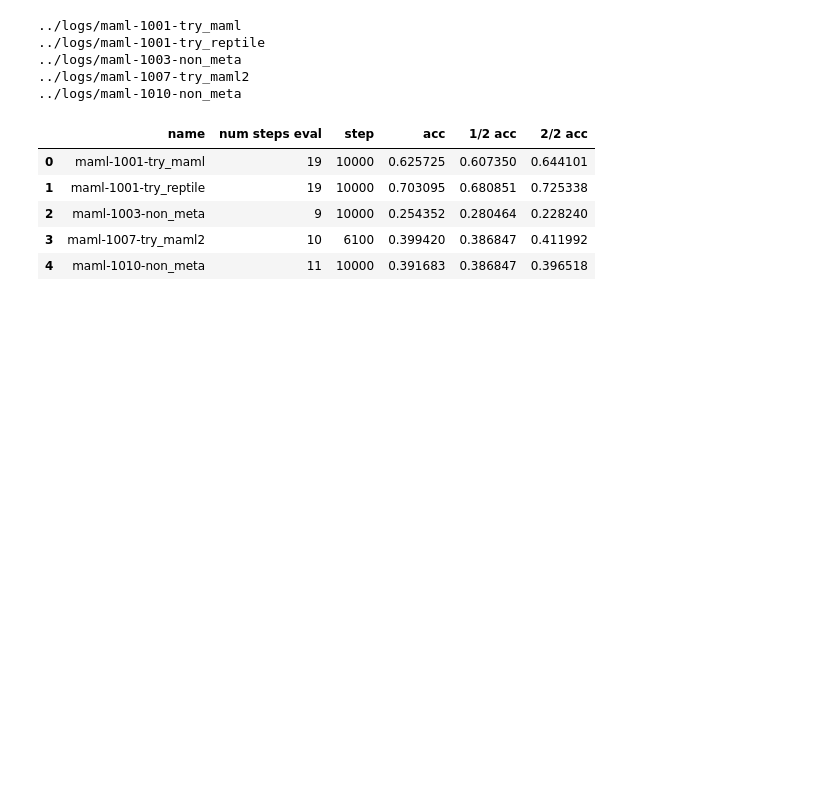
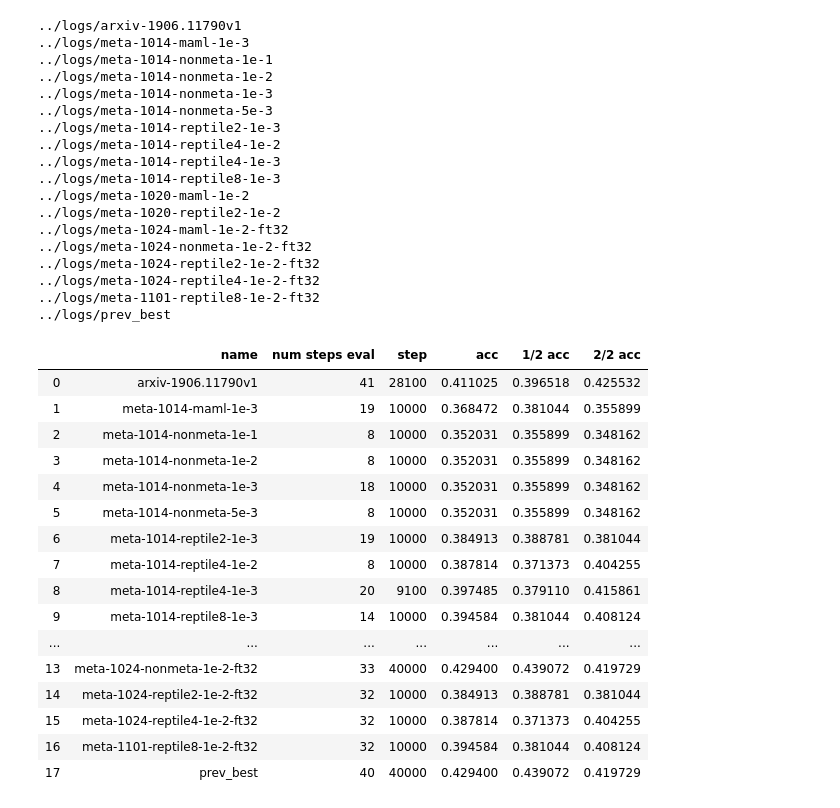
Before and after one commit to camelop/seq2struct, a Jupyter notebook: notebooks/spider_20191014.ipynb, the cells around one changed output. Saved outputs shown, nothing was run; the diff lists cells and outputs as text; code cells hidden in the pictures; blank space fills up the shorter version.

```diff
--- a/notebooks/spider_20191014.ipynb
+++ b/notebooks/spider_20191014.ipynb
@@ -32,41 +32,67 @@ accuracy_per_run = collections.defaultdict(dict)
 rows = []
 for d in sorted(glob.glob('../logs/*')):
     exp_name = os.path.basename(d)
     if "wrong" in exp_name or "test" in exp_name:
         continue
     eval_paths = glob.glob(os.path.join(d, '*eval-val-step*-bs1.jsonl*'))
     all_scores = []
     best = (0, 0)
     for eval_path in eval_paths:
+        if "ft" in eval_path and not eval_path.endswith("ft0"):
+            continue
         step = int(re.search('step(\d+)', eval_path).group(1))
         scores = json.load(open(eval_path))
         first_half_exact = compute_accuracy(scores['per_item'][:517])
         second_half_exact = compute_accuracy(scores['per_item'][517:])
         all_scores.append((step, scores['total_scores']['all']['exact'], first_half_exact['all'], second_half_exact['all']))
 
     all_scores.sort(key=operator.itemgetter(0))
     sorted_scores = sorted(all_scores, reverse=True, key=operator.itemgetter(1))
     rows.append((exp_name,)+( len(eval_paths),) + (sorted_scores[0] if sorted_scores else (-1, -1, -1, -1)))
     accuracy_per_run[exp_name] = {
         'x': [s[0] for s in all_scores],
         'all': [s[1] for s in all_scores],
         '1/2': [s[2] for s in all_scores],
         '2/2': [s[3] for s in all_scores],
     }
     print(d)
 
 df = pd.DataFrame(rows, columns=('name', 'num steps eval', 'step', 'acc', '1/2 acc', '2/2 acc'))
 df
 # %% [output]
-../logs/maml-1001-try_maml
-../logs/maml-1001-try_reptile
-../logs/maml-1003-non_meta
-../logs/maml-1007-try_maml2
-../logs/maml-1010-non_meta
+../logs/arxiv-1906.11790v1
+../logs/meta-1014-maml-1e-3
+../logs/meta-1014-nonmeta-1e-1
+../logs/meta-1014-nonmeta-1e-2
+../logs/meta-1014-nonmeta-1e-3
+../logs/meta-1014-nonmeta-5e-3
+../logs/meta-1014-reptile2-1e-3
+../logs/meta-1014-reptile4-1e-2
+../logs/meta-1014-reptile4-1e-3
+../logs/meta-1014-reptile8-1e-3
+../logs/meta-1020-maml-1e-2
+../logs/meta-1020-reptile2-1e-2
+../logs/meta-1024-maml-1e-2-ft32
+../logs/meta-1024-nonmeta-1e-2-ft32
+../logs/meta-1024-reptile2-1e-2-ft32
+../logs/meta-1024-reptile4-1e-2-ft32
+../logs/meta-1101-reptile8-1e-2-ft32
+../logs/prev_best
 |  | name | num steps eval | step | acc | 1/2 acc | 2/2 acc |
-| 0 | maml-1001-try_maml | 19 | 10000 | 0.625725 | 0.607350 | 0.644101 |
-| 1 | maml-1001-try_reptile | 19 | 10000 | 0.703095 | 0.680851 | 0.725338 |
-| 2 | maml-1003-non_meta | 9 | 10000 | 0.254352 | 0.280464 | 0.228240 |
-| 3 | maml-1007-try_maml2 | 10 | 6100 | 0.399420 | 0.386847 | 0.411992 |
-| 4 | maml-1010-non_meta | 11 | 10000 | 0.391683 | 0.386847 | 0.396518 |
+| 0 | arxiv-1906.11790v1 | 41 | 28100 | 0.411025 | 0.396518 | 0.425532 |
+| 1 | meta-1014-maml-1e-3 | 19 | 10000 | 0.368472 | 0.381044 | 0.355899 |
+| 2 | meta-1014-nonmeta-1e-1 | 8 | 10000 | 0.352031 | 0.355899 | 0.348162 |
+| 3 | meta-1014-nonmeta-1e-2 | 8 | 10000 | 0.352031 | 0.355899 | 0.348162 |
+| 4 | meta-1014-nonmeta-1e-3 | 18 | 10000 | 0.352031 | 0.355899 | 0.348162 |
+| 5 | meta-1014-nonmeta-5e-3 | 8 | 10000 | 0.352031 | 0.355899 | 0.348162 |
+| 6 | meta-1014-reptile2-1e-3 | 19 | 10000 | 0.384913 | 0.388781 | 0.381044 |
+| 7 | meta-1014-reptile4-1e-2 | 8 | 10000 | 0.387814 | 0.371373 | 0.404255 |
+| 8 | meta-1014-reptile4-1e-3 | 20 | 9100 | 0.397485 | 0.379110 | 0.415861 |
+| 9 | meta-1014-reptile8-1e-3 | 14 | 10000 | 0.394584 | 0.381044 | 0.408124 |
+| ... | ... | ... | ... | ... | ... | ... |
+| 13 | meta-1024-nonmeta-1e-2-ft32 | 33 | 40000 | 0.429400 | 0.439072 | 0.419729 |
+| 14 | meta-1024-reptile2-1e-2-ft32 | 32 | 10000 | 0.384913 | 0.388781 | 0.381044 |
+| 15 | meta-1024-reptile4-1e-2-ft32 | 32 | 10000 | 0.387814 | 0.371373 | 0.404255 |
+| 16 | meta-1101-reptile8-1e-2-ft32 | 32 | 10000 | 0.394584 | 0.381044 | 0.408124 |
+| 17 | prev_best | 40 | 40000 | 0.429400 | 0.439072 | 0.419729 |
 # %%
```
Also changed, not shown: parts of 3 cells of this notebook, 8 other files.
